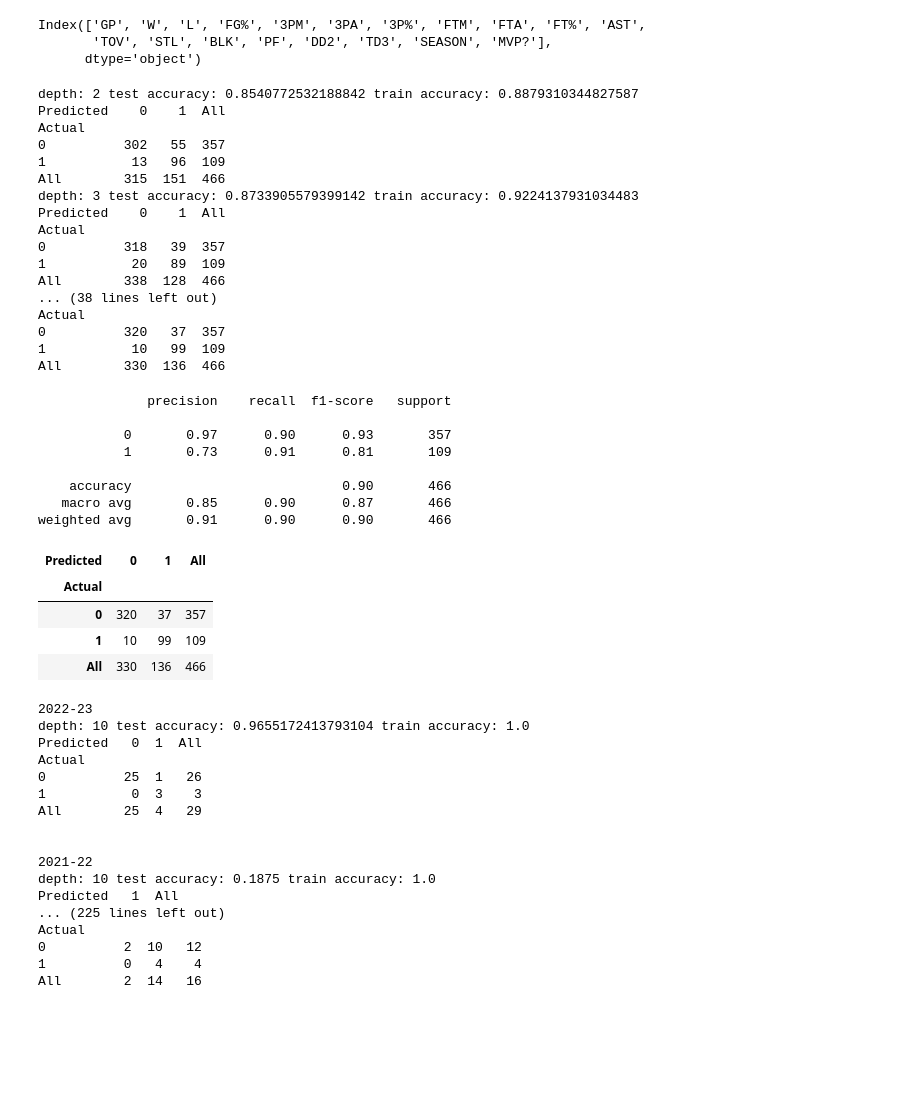
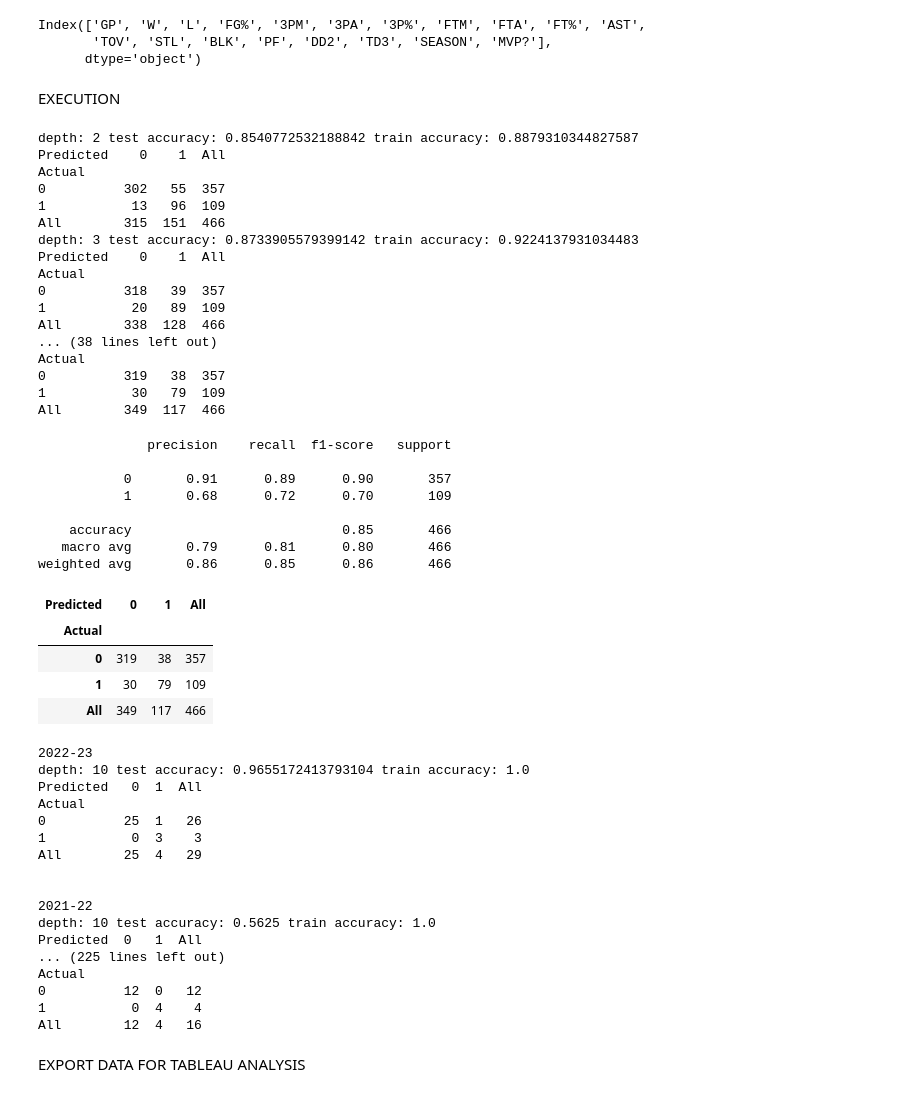
Before and after one commit to paul-semadeni/NBA-Data-Prediction-Model, a Jupyter notebook: feature_analysis/analysis-1.ipynb, the cells around one changed output. Saved outputs shown, nothing was run; the diff lists cells and outputs as text; code cells hidden in the pictures; blank space fills up the shorter version.

Commit message:
Adding comments to analysis 1

```diff
--- a/feature_analysis/analysis-1.ipynb
+++ b/feature_analysis/analysis-1.ipynb
@@ -307,7 +359,14 @@ nba_stats_df.columns
 Index(['GP', 'W', 'L', 'FG%', '3PM', '3PA', '3P%', 'FTM', 'FTA', 'FT%', 'AST',
        'TOV', 'STL', 'BLK', 'PF', 'DD2', 'TD3', 'SEASON', 'MVP?'],
       dtype='object')
+# %% [markdown]
+EXECUTION
 # %%
+"""
+    Test various decision tree depths to determine which one should be used to train and test the data
+        - Test depths 2-10
+        - Results consistently showed depth 8 of having the highest test and training accuracy
+"""
 # Decision Tree
 Y = nba_stats_df["MVP?"]
 X = nba_stats_df.drop("MVP?", axis=1)
@@ -336,30 +395,43 @@ Actual
 All        338  128  466
 ... (38 lines left out)
 Actual
-0          320   37  357
-1           10   99  109
-All        330  136  466
+0          319   38  357
+1           30   79  109
+All        349  117  466
 # %%
+"""
+    Classification report for decision tree depth of 10
+"""
 print(classification_report(Y_test, Y_predtest, zero_division=0))
 # %% [output]
               precision    recall  f1-score   support
 
-           0       0.97      0.90      0.93       357
-           1       0.73      0.91      0.81       109
+           0       0.91      0.89      0.90       357
+           1       0.68      0.72      0.70       109
 
-    accuracy                           0.90       466
-   macro avg       0.85      0.90      0.87       466
-weighted avg       0.91      0.90      0.90       466
+    accuracy                           0.85       466
+   macro avg       0.79      0.81      0.80       466
+weighted avg       0.86      0.85      0.86       466
-# %%
-pd.crosstab(Y_test, Y_predtest, rownames = ['Actual'], colnames =['Predicted'], margins = True)
-# %% [output]
-| Predicted | 0 | 1 | All |
-| Actual |  |  |  |
-| 0 | 320 | 37 | 357 |
-| 1 | 10 | 99 | 109 |
-| All | 330 | 136 | 466 |
+# %%
+"""
+    Cross tab report for decision tree depth of 10
+        - 99 True Positives, 37 false positives, 10 false negatives, and 320 true negatives
+"""
+pd.crosstab(Y_test, Y_predtest, rownames = ['Actual'], colnames =['Predicted'], margins = True)
+# %% [output]
+| Predicted | 0 | 1 | All |
+| Actual |  |  |  |
+| 0 | 319 | 38 | 357 |
+| 1 | 30 | 79 | 109 |
+| All | 349 | 117 | 466 |
 # %%
-# Predict mvp per season
+"""
+    Predict mvp per season
+        - Loop through each season in the dataset.
+        - Insert the season's data into the decision tree.
+        - Output the season, the accuracy score, and the crosstab report.
+        - The average of all of the seasons was a 76% accuracy.
+"""
 seasons = nba_stats_df["SEASON"].unique()
 
 for season in seasons:
@@ -387,11 +459,13 @@ All        25  4   29
 
 
 2021-22
-depth: 10 test accuracy: 0.1875 train accuracy: 1.0
-Predicted   1  All
+depth: 10 test accuracy: 0.5625 train accuracy: 1.0
+Predicted  0   1  All
 ... (225 lines left out)
 Actual
-0          2  10   12
-1          0   4    4
-All        2  14   16
+0          12  0   12
+1           0  4    4
+All        12  4   16
+# %% [markdown]
+EXPORT DATA FOR TABLEAU ANALYSIS
 # %%
```
Also changed, not shown: parts of 26 cells of this notebook, 5 other files.
